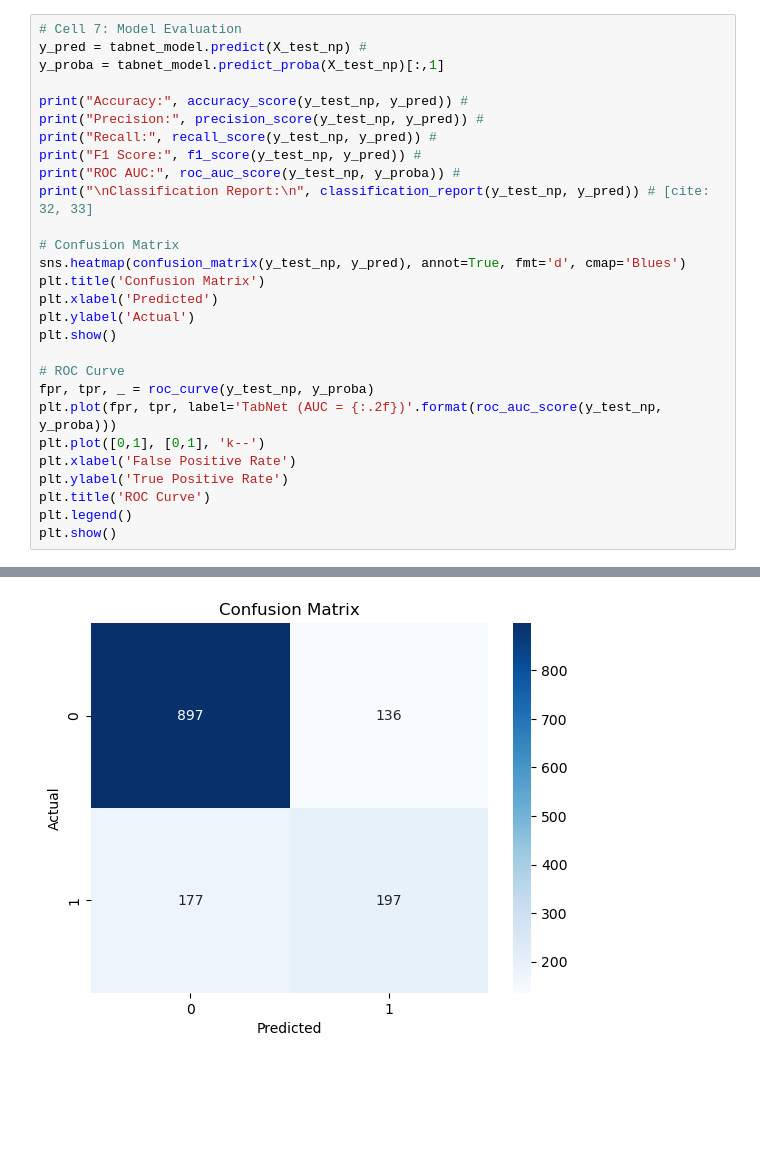
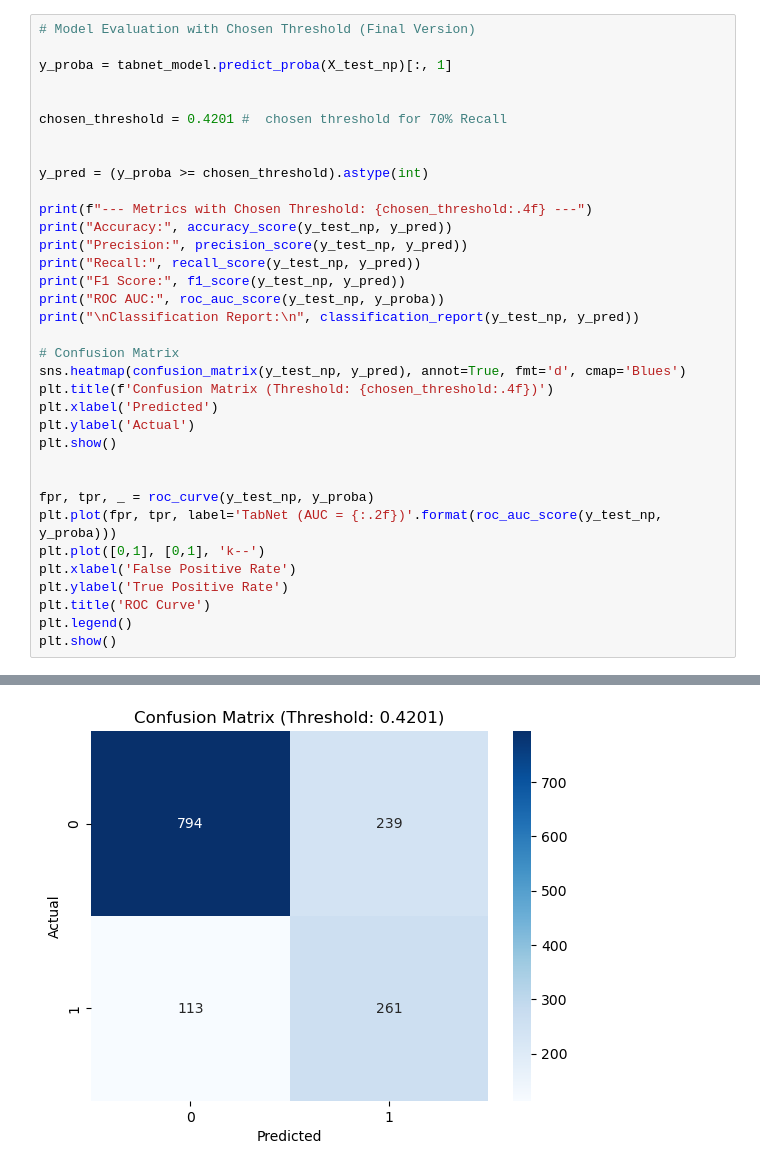
Before and after one commit to Anandu231/telecomchurn-prediction, a Jupyter notebook: TabNet_Churn_Prediction.ipynb, the cells around one changed output, grey strips where cells are left out. Cells and saved outputs as stored; diff of their text form; blank space fills up the shorter version.

Commit message:
Improved model and also alligned the code cells in a better way

```diff
--- a/TabNet_Churn_Prediction.ipynb
+++ b/TabNet_Churn_Prediction.ipynb
@@ -183,23 +285,30 @@ Early stopping occurred at epoch 109 with best_epoch = 79 and best_val_0_auc = 0
 # %%
-# Cell 7: Model Evaluation
-y_pred = tabnet_model.predict(X_test_np) #
-y_proba = tabnet_model.predict_proba(X_test_np)[:,1]
+# Model Evaluation with Chosen Threshold (Final Version)
 
-print("Accuracy:", accuracy_score(y_test_np, y_pred)) #
-print("Precision:", precision_score(y_test_np, y_pred)) #
-print("Recall:", recall_score(y_test_np, y_pred)) #
-print("F1 Score:", f1_score(y_test_np, y_pred)) #
-print("ROC AUC:", roc_auc_score(y_test_np, y_proba)) #
-print("\nClassification Report:\n", classification_report(y_test_np, y_pred)) # [cite: 32, 33]
+y_proba = tabnet_model.predict_proba(X_test_np)[:, 1]
+
+
+chosen_threshold = 0.4201 #  chosen threshold for 70% Recall
+
+
+y_pred = (y_proba >= chosen_threshold).astype(int)
+
+print(f"--- Metrics with Chosen Threshold: {chosen_threshold:.4f} ---")
+print("Accuracy:", accuracy_score(y_test_np, y_pred))
+print("Precision:", precision_score(y_test_np, y_pred))
+print("Recall:", recall_score(y_test_np, y_pred))
+print("F1 Score:", f1_score(y_test_np, y_pred))
+print("ROC AUC:", roc_auc_score(y_test_np, y_proba))
+print("\nClassification Report:\n", classification_report(y_test_np, y_pred))
 
 # Confusion Matrix
 sns.heatmap(confusion_matrix(y_test_np, y_pred), annot=True, fmt='d', cmap='Blues')
-plt.title('Confusion Matrix')
+plt.title(f'Confusion Matrix (Threshold: {chosen_threshold:.4f})')
 plt.xlabel('Predicted')
 plt.ylabel('Actual')
 plt.show()
 
-# ROC Curve
+
 fpr, tpr, _ = roc_curve(y_test_np, y_proba)
 plt.plot(fpr, tpr, label='TabNet (AUC = {:.2f})'.format(roc_auc_score(y_test_np, y_proba)))
 plt.plot([0,1], [0,1], 'k--')
@@ -227 +337 @@ weighted avg       0.77      0.78      0.77      1407
-[figure, old version]
+[figure, new version]
```
Also changed, not shown: parts of 21 cells of this notebook.
